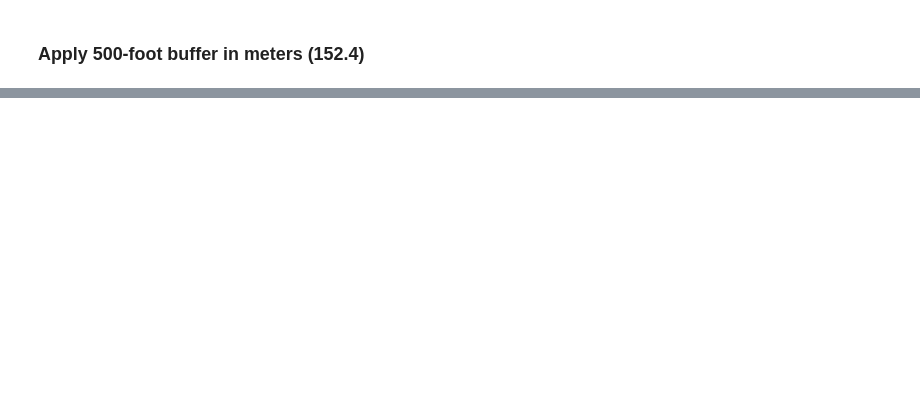
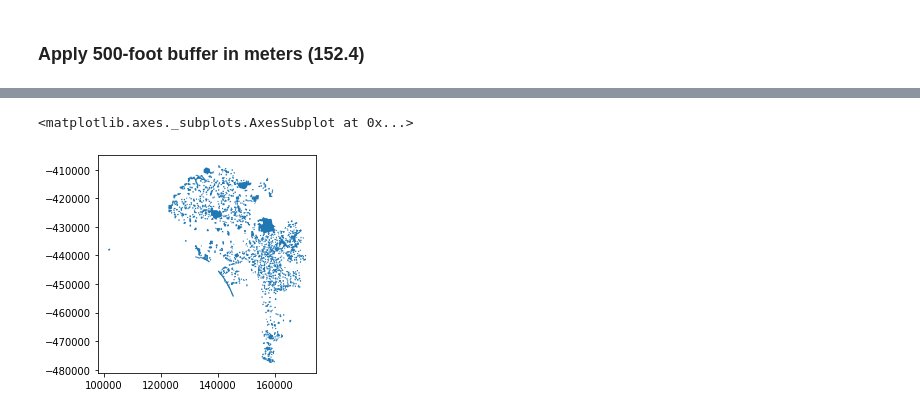
Before and after one commit to stiles/data, a Jupyter notebook: la-city-homeless-buffer-maps/la-homeless-buffers.ipynb, the cells around one changed output, grey strips where cells are left out. Saved outputs shown, nothing was run; the diff lists cells and outputs as text; code cells hidden in the pictures; blank space fills up the shorter version.

```diff
--- a/la-city-homeless-buffer-maps/la-homeless-buffers.ipynb
+++ b/la-city-homeless-buffer-maps/la-homeless-buffers.ipynb
@@ -50,0 +89,7 @@ NameError: name 'geoplot' is not defined
+# %%
+alldata['buffer'] = alldata.buffer(152.4)
+# %%
+gpd.GeoSeries(alldata['buffer']).plot()
+# %% [output]
+<matplotlib.axes._subplots.AxesSubplot at 0x...>
+[figure, added]
```
Also changed, not shown: parts of 56 cells of this notebook, 34 other files.
